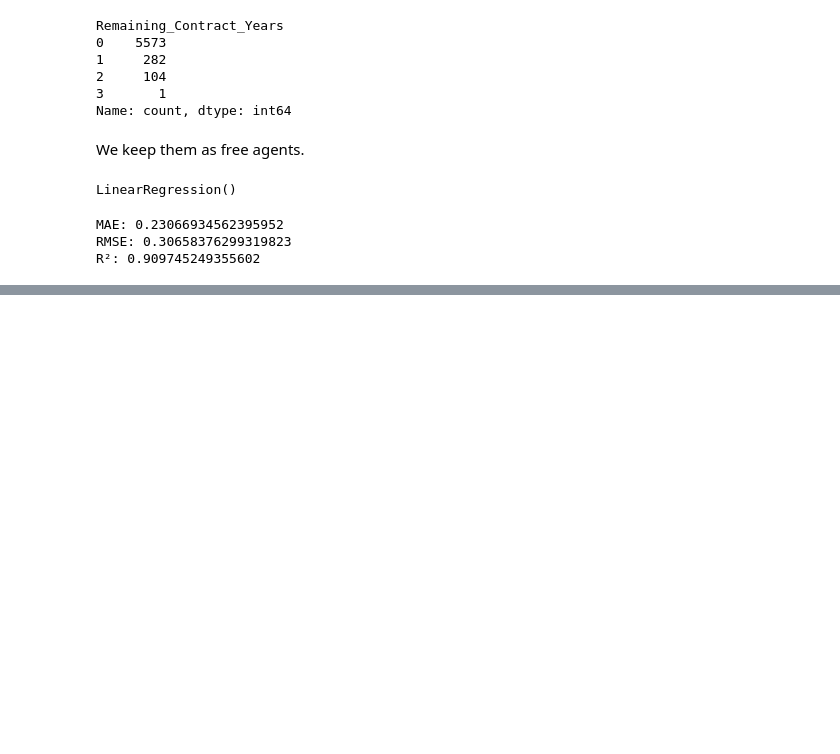
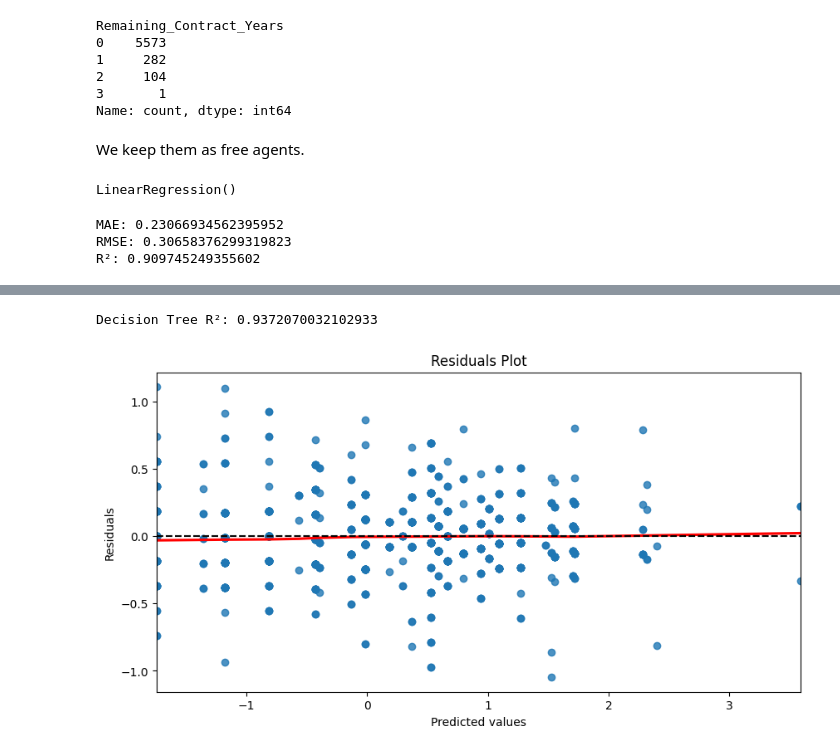
Before and after one commit to Puskchan/ML_projects-applied_knowledge, a Jupyter notebook: Regression/Fifa_Regression/multiple_regression.ipynb, the cells around one changed output, grey strips where cells are left out. Cells and saved outputs as stored; diff of their text form; code cells hidden in the pictures; blank space fills up the shorter version.

```diff
--- a/Regression/Fifa_Regression/multiple_regression.ipynb
+++ b/Regression/Fifa_Regression/multiple_regression.ipynb
@@ -537,0 +574,20 @@ R²: 0.909745249355602
+# %%
+from sklearn.tree import DecisionTreeRegressor
+
+tree = DecisionTreeRegressor(max_depth=5)  # Adjust depth to prevent overfitting
+tree.fit(x_train, y_train)
+y_pred_tree = tree.predict(x_test)
+
+print("Decision Tree R²:", r2_score(y_test, y_pred_tree))
+# %% [output]
+Decision Tree R²: 0.9372070032102933
+# %%
+plt.figure(figsize=(10, 5))
+sns.residplot(x=y_pred_tree, y=y_test - y_pred_tree, lowess=True, line_kws={'color': 'red'})
+plt.title("Residuals Plot")
+plt.xlabel("Predicted values")
+plt.ylabel("Residuals")
+plt.axhline(y=0, color='black', linestyle='--')
+plt.show()
+# %% [output]
+[figure, added]
```
Also changed, not shown: parts of 5 cells of this notebook.
